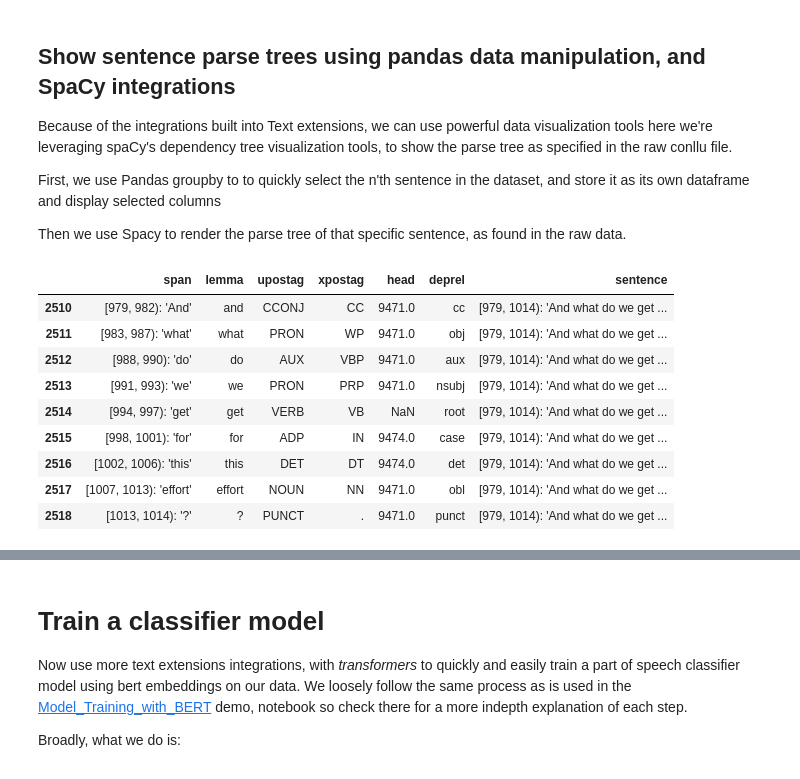
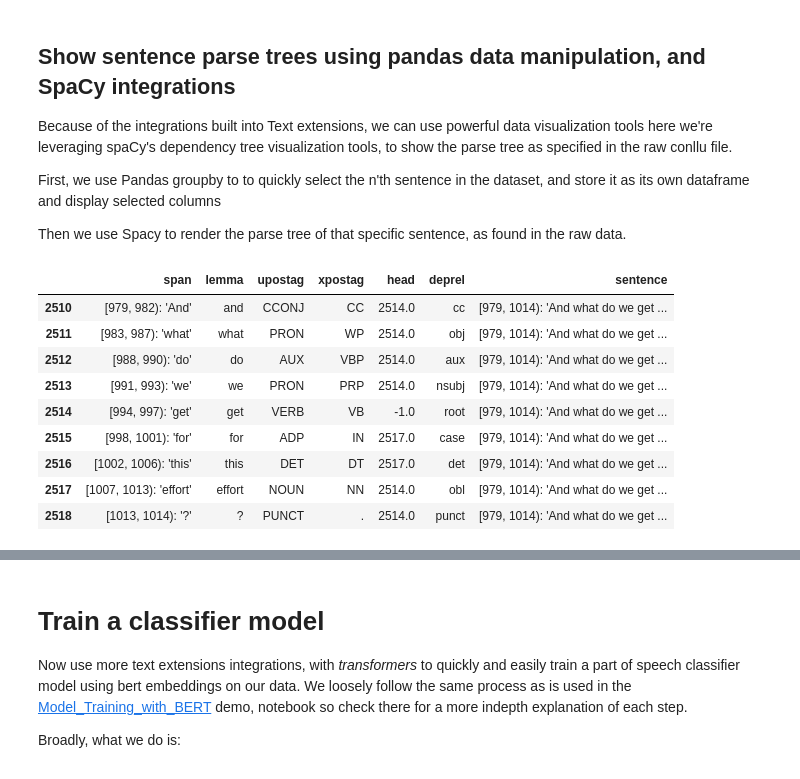
Before and after one commit to CODAIT/text-extensions-for-pandas, a Jupyter notebook: notebooks/Read_conllu_Files.ipynb, the cells around one changed output, grey strips where cells are left out. Cells and saved outputs as stored; diff of their text form; code cells hidden in the pictures.

```diff
--- a/notebooks/Read_conllu_Files.ipynb
+++ b/notebooks/Read_conllu_Files.ipynb
@@ -185,23 +192,23 @@ Then we use Spacy to render the parse tree of that specific sentence, as found i
 # %%
 Sentence_num = 110
 
 # use pandas to quickly select the 'n'th sentence in the dataset
 nth_sentence = list(re_read_df.groupby("sentence_id",sort=False))[Sentence_num][1]
 display(nth_sentence[["span","lemma","upostag","xpostag","head","deprel","sentence"]])
 
 # now use spacy integration to rendeer the parse tree
-tp.io.spacy.render_parse_tree(first_sentence,tag_col="upostag",label_col="deprel",head_col="head")
+tp.io.spacy.render_parse_tree(nth_sentence,tag_col="upostag",label_col="deprel",head_col="head")
 # %% [output]
 |  | span | lemma | upostag | xpostag | head | deprel | sentence |
-| 2510 | [979, 982): 'And' | and | CCONJ | CC | 9471.0 | cc | [979, 1014): 'And what do we get ... |
-| 2511 | [983, 987): 'what' | what | PRON | WP | 9471.0 | obj | [979, 1014): 'And what do we get ... |
-| 2512 | [988, 990): 'do' | do | AUX | VBP | 9471.0 | aux | [979, 1014): 'And what do we get ... |
-| 2513 | [991, 993): 'we' | we | PRON | PRP | 9471.0 | nsubj | [979, 1014): 'And what do we get ... |
-| 2514 | [994, 997): 'get' | get | VERB | VB | NaN | root | [979, 1014): 'And what do we get ... |
-| 2515 | [998, 1001): 'for' | for | ADP | IN | 9474.0 | case | [979, 1014): 'And what do we get ... |
-| 2516 | [1002, 1006): 'this' | this | DET | DT | 9474.0 | det | [979, 1014): 'And what do we get ... |
-| 2517 | [1007, 1013): 'effort' | effort | NOUN | NN | 9471.0 | obl | [979, 1014): 'And what do we get ... |
-| 2518 | [1013, 1014): '?' | ? | PUNCT | . | 9471.0 | punct | [979, 1014): 'And what do we get ... |
+| 2510 | [979, 982): 'And' | and | CCONJ | CC | 2514.0 | cc | [979, 1014): 'And what do we get ... |
+| 2511 | [983, 987): 'what' | what | PRON | WP | 2514.0 | obj | [979, 1014): 'And what do we get ... |
+| 2512 | [988, 990): 'do' | do | AUX | VBP | 2514.0 | aux | [979, 1014): 'And what do we get ... |
+| 2513 | [991, 993): 'we' | we | PRON | PRP | 2514.0 | nsubj | [979, 1014): 'And what do we get ... |
+| 2514 | [994, 997): 'get' | get | VERB | VB | -1.0 | root | [979, 1014): 'And what do we get ... |
+| 2515 | [998, 1001): 'for' | for | ADP | IN | 2517.0 | case | [979, 1014): 'And what do we get ... |
+| 2516 | [1002, 1006): 'this' | this | DET | DT | 2517.0 | det | [979, 1014): 'And what do we get ... |
+| 2517 | [1007, 1013): 'effort' | effort | NOUN | NN | 2514.0 | obl | [979, 1014): 'And what do we get ... |
+| 2518 | [1013, 1014): '?' | ? | PUNCT | . | 2514.0 | punct | [979, 1014): 'And what do we get ... |
 [interactive output not drawn]
 # %% [markdown]
 # Train a classifier model
```
Also changed, not shown: parts of 16 cells of this notebook.
